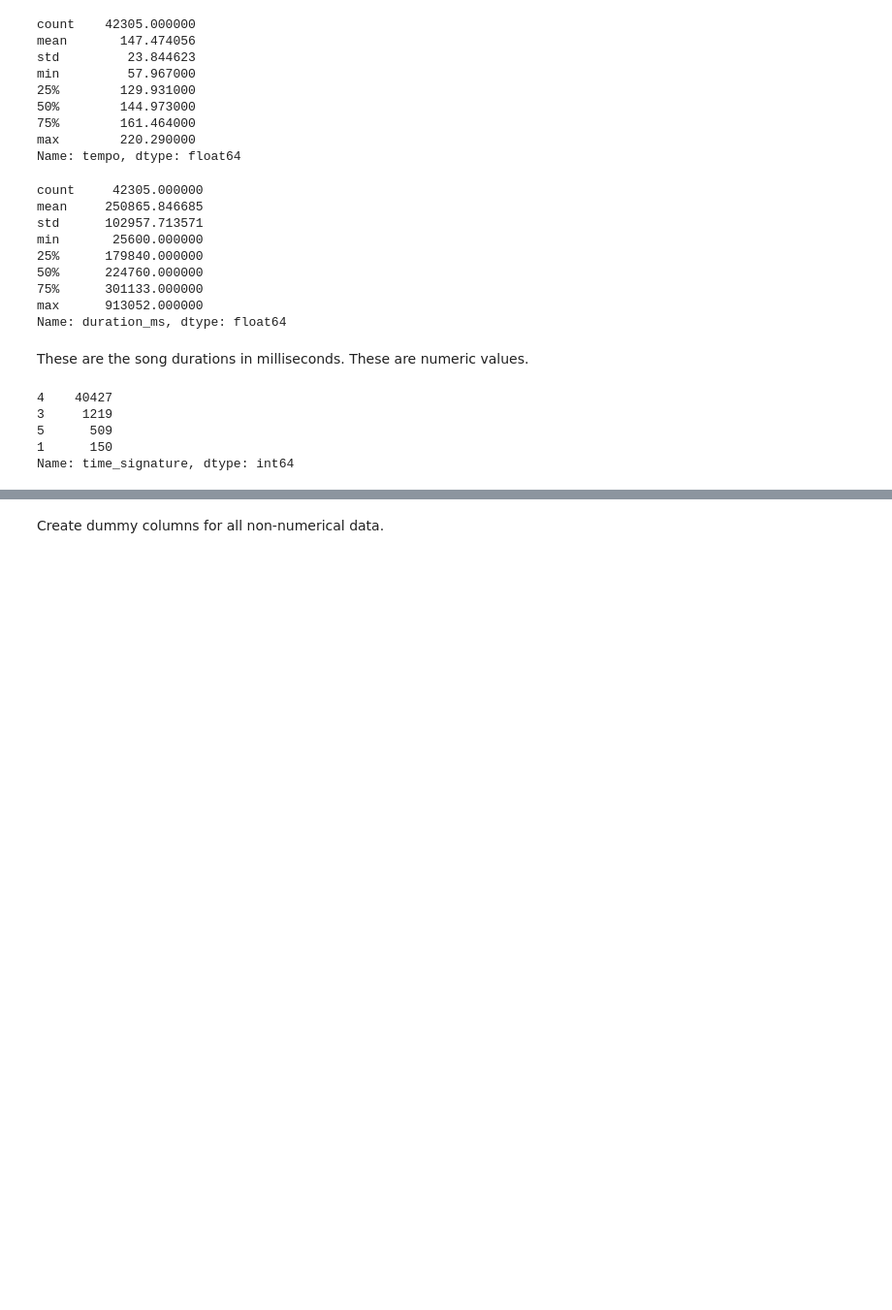
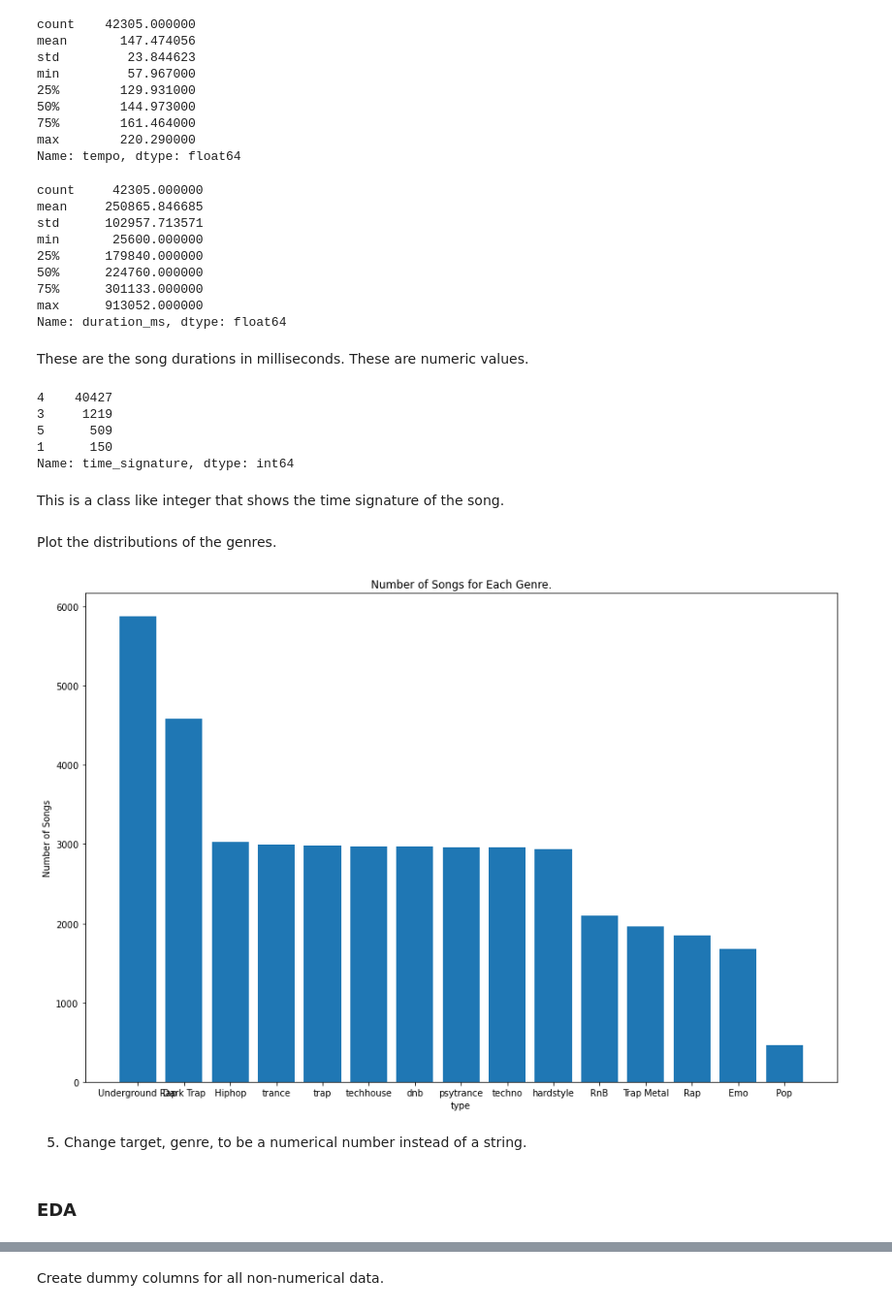
Before and after one commit to mbermont/Spotify_Project, a Jupyter notebook: Data_EDA.ipynb, the cells around one changed output, grey strips where cells are left out. Shown: that part at 97% size. Saved outputs shown, nothing was run; the diff lists cells and outputs as text; code cells hidden in the pictures; blank space fills up the shorter version.

```diff
--- a/Data_EDA.ipynb
+++ b/Data_EDA.ipynb
@@ -347,3 +404,18 @@ df.time_signature.value_counts()
 5      509
 1      150
 Name: time_signature, dtype: int64
+# %% [markdown]
+This is a class like integer that shows the time signature of the song.
+# %% [markdown]
+Plot the distributions of the genres.
+# %%
+plt.figure(figsize=(15,10))
+plt.bar(height=df['genre'].value_counts(), x = df['genre'].value_counts().index)
+plt.xlabel('type')
+plt.ylabel('Number of Songs')
+plt.title('Number of Songs for Each Genre.')
+plt.savefig('./imgs/Gernre_dist.png', dpi= 400)
+# %% [output]
+[figure, added]
+# %% [markdown]
+5. Change target, genre, to be a numerical number instead of a string.
@@ -349,0 +431,2 @@ Name: time_signature, dtype: int64
+# %% [markdown]
+### EDA
```
Also changed, not shown: parts of 29 cells of this notebook, 6 other files.
